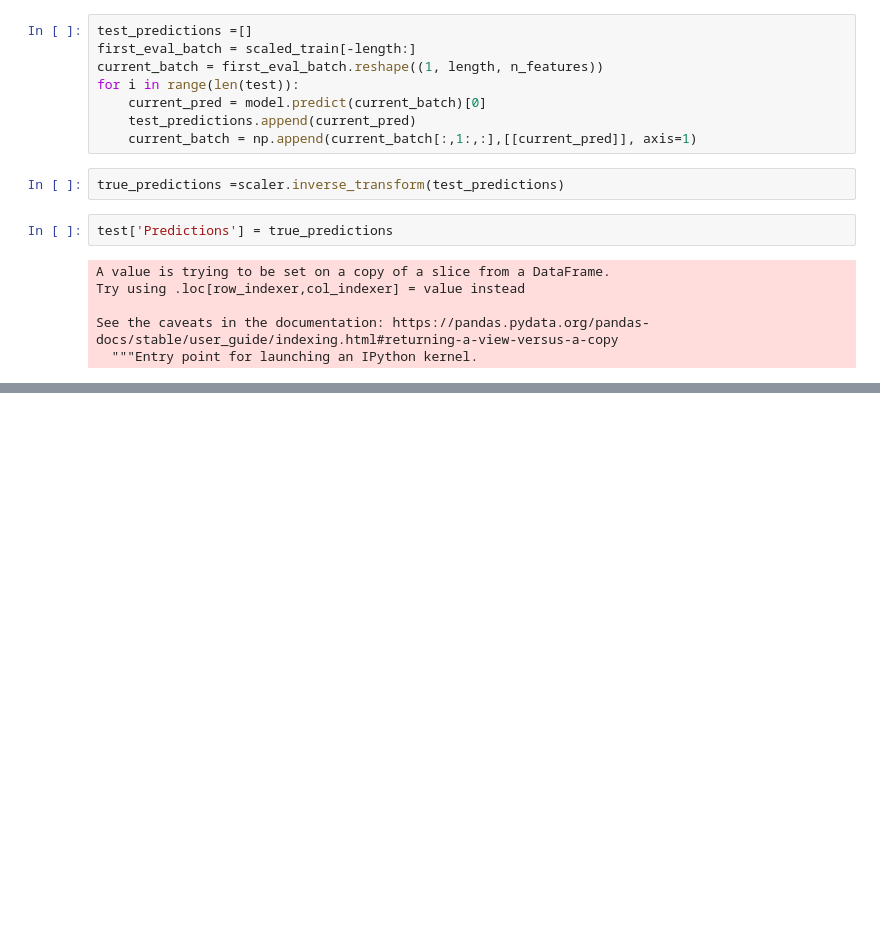
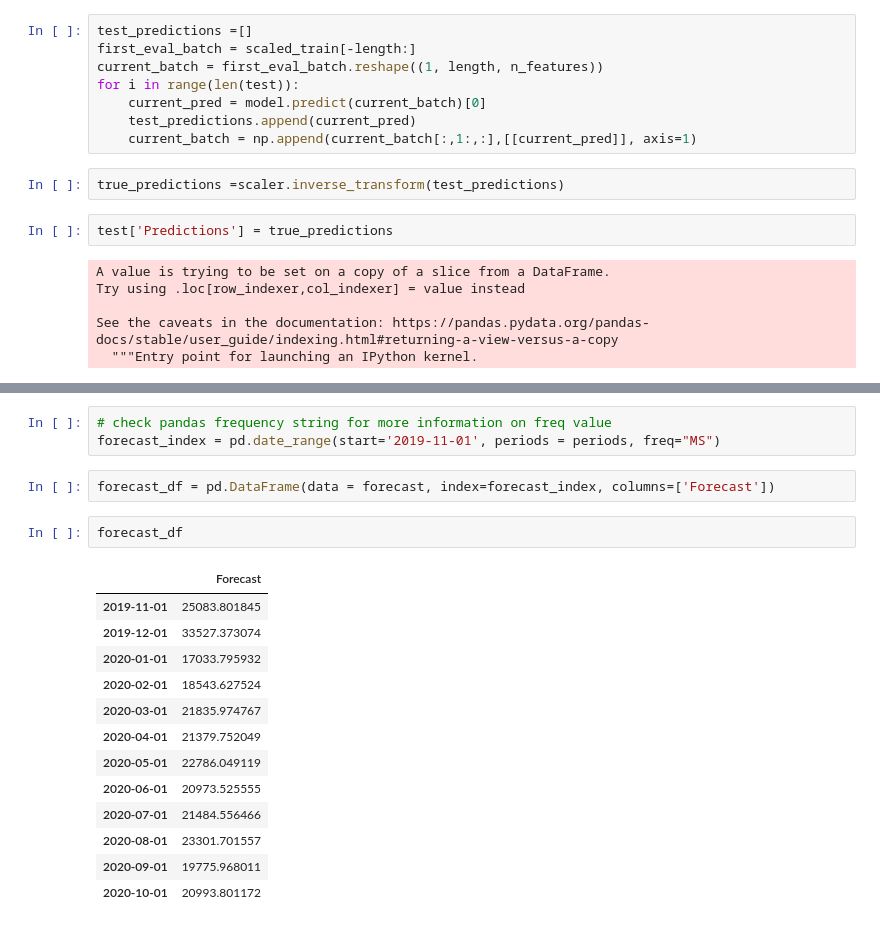
Before and after one commit to Freditansari/tensorflow_tutorial, a Jupyter notebook: 05-RNNs/rnn-timeseries-codealong.ipynb, the cells around one changed output, grey strips where cells are left out. Drawn from its saved outputs; the diff is of its cells as text; blank space fills up the shorter version.

```diff
--- a/05-RNNs/rnn-timeseries-codealong.ipynb
+++ b/05-RNNs/rnn-timeseries-codealong.ipynb
@@ -141,0 +206,21 @@ test.plot(figsize=(12,8))
+# %%
+# check pandas frequency string for more information on freq value
+forecast_index = pd.date_range(start='2019-11-01', periods = periods, freq="MS")
+# %%
+forecast_df = pd.DataFrame(data = forecast, index=forecast_index, columns=['Forecast'])
+# %%
+forecast_df
+# %% [output]
+|  | Forecast |
+| 2019-11-01 | 25083.801845 |
+| 2019-12-01 | 33527.373074 |
+| 2020-01-01 | 17033.795932 |
+| 2020-02-01 | 18543.627524 |
+| 2020-03-01 | 21835.974767 |
+| 2020-04-01 | 21379.752049 |
+| 2020-05-01 | 22786.049119 |
+| 2020-06-01 | 20973.525555 |
+| 2020-07-01 | 21484.556466 |
+| 2020-08-01 | 23301.701557 |
+| 2020-09-01 | 19775.968011 |
+| 2020-10-01 | 20993.801172 |
```
Also changed, not shown: parts of 13 cells of this notebook.
